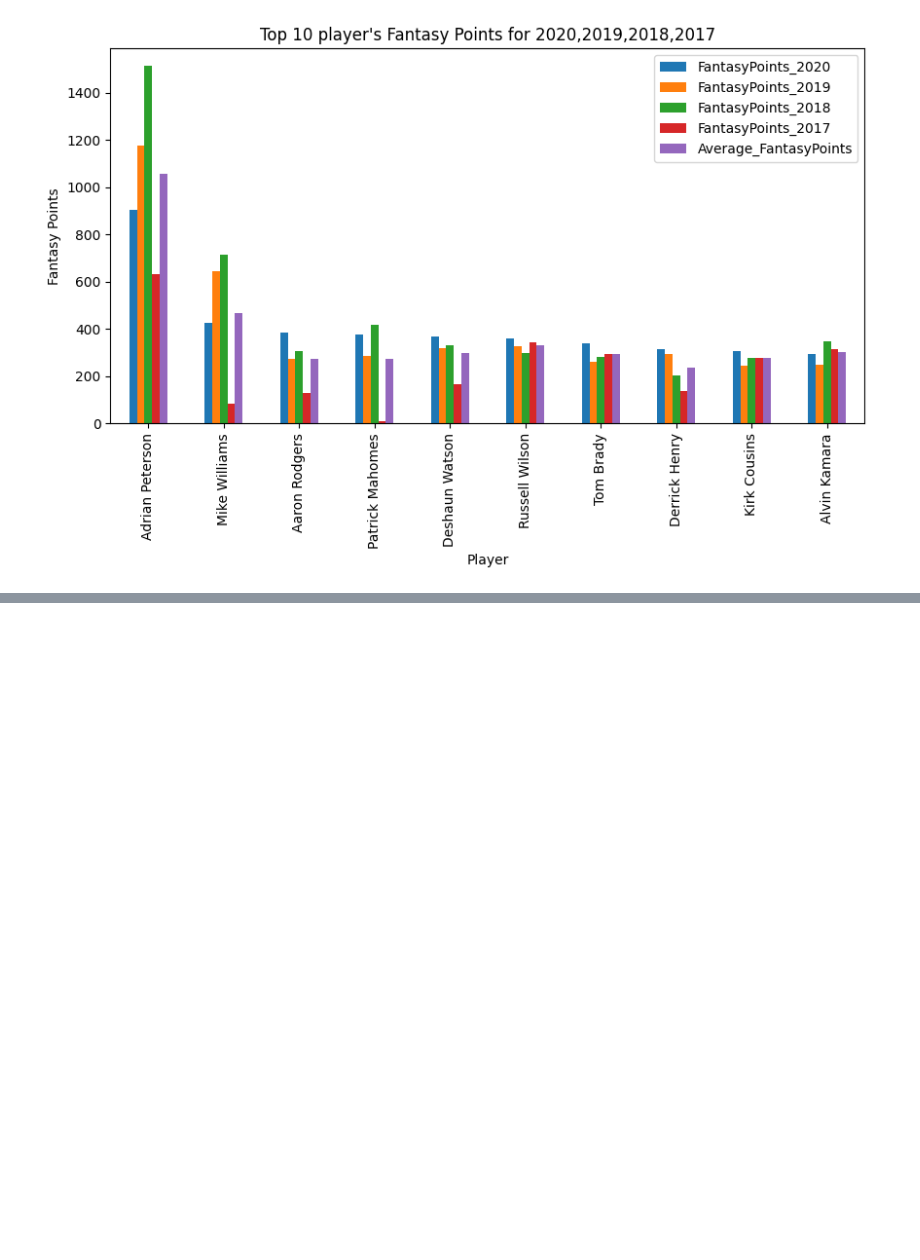
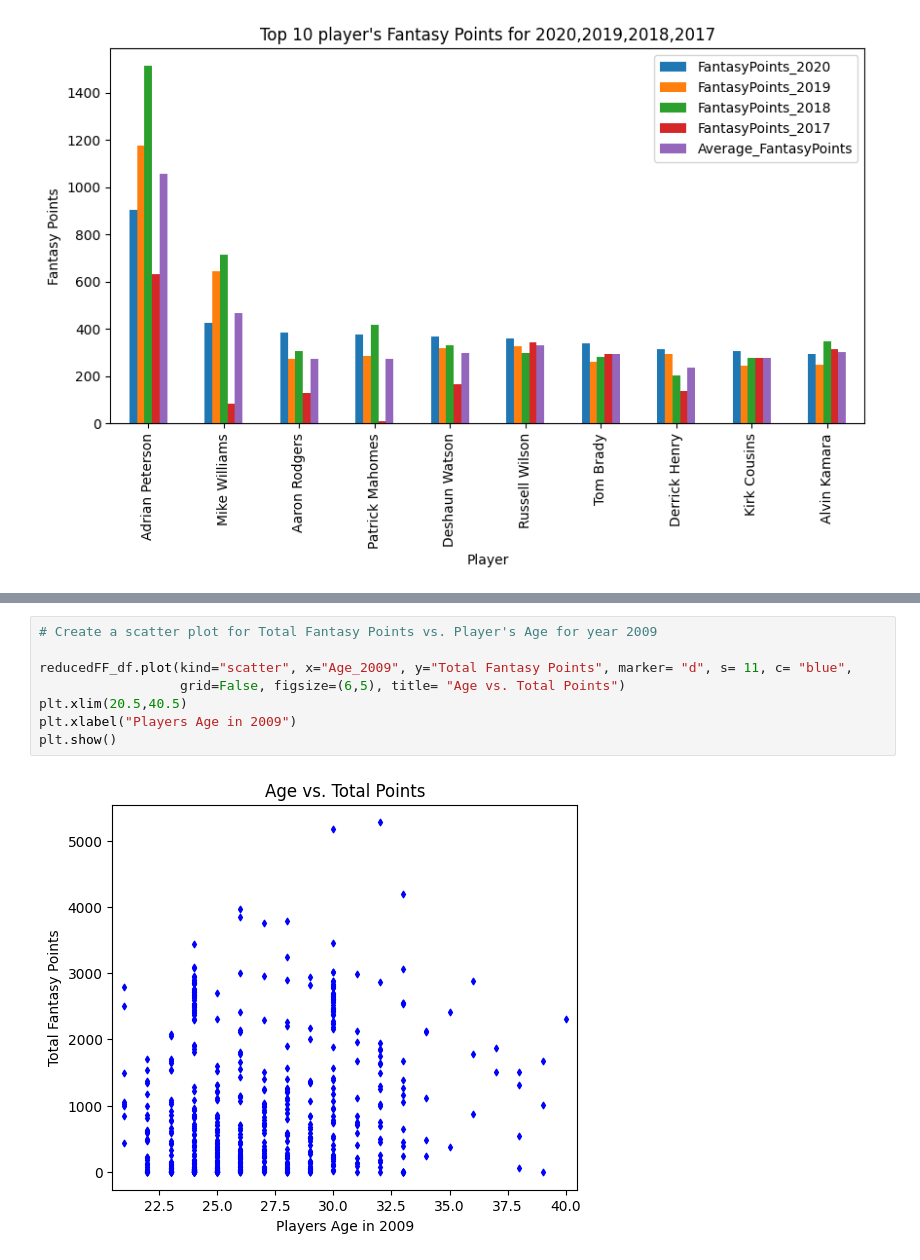
Before and after one commit to AiMO-MO-MO/Project-_FF, a Jupyter notebook: Fantasy_analysis.ipynb, the cells around one changed output, grey strips where cells are left out. Cells and saved outputs as stored; diff of their text form; blank space fills up the shorter version.

```diff
--- a/Fantasy_analysis.ipynb
+++ b/Fantasy_analysis.ipynb
@@ -421,0 +479,10 @@ plt.show()
+# %%
+# Create a scatter plot for Total Fantasy Points vs. Player's Age for year 2009
+
+reducedFF_df.plot(kind="scatter", x="Age_2009", y="Total Fantasy Points", marker= "d", s= 11, c= "blue",
+                  grid=False, figsize=(6,5), title= "Age vs. Total Points")
+plt.xlim(20.5,40.5)
+plt.xlabel("Players Age in 2009")
+plt.show()
+# %% [output]
+[figure, added]
```
Also changed, not shown: parts of 109 cells of this notebook, 10 other files.
